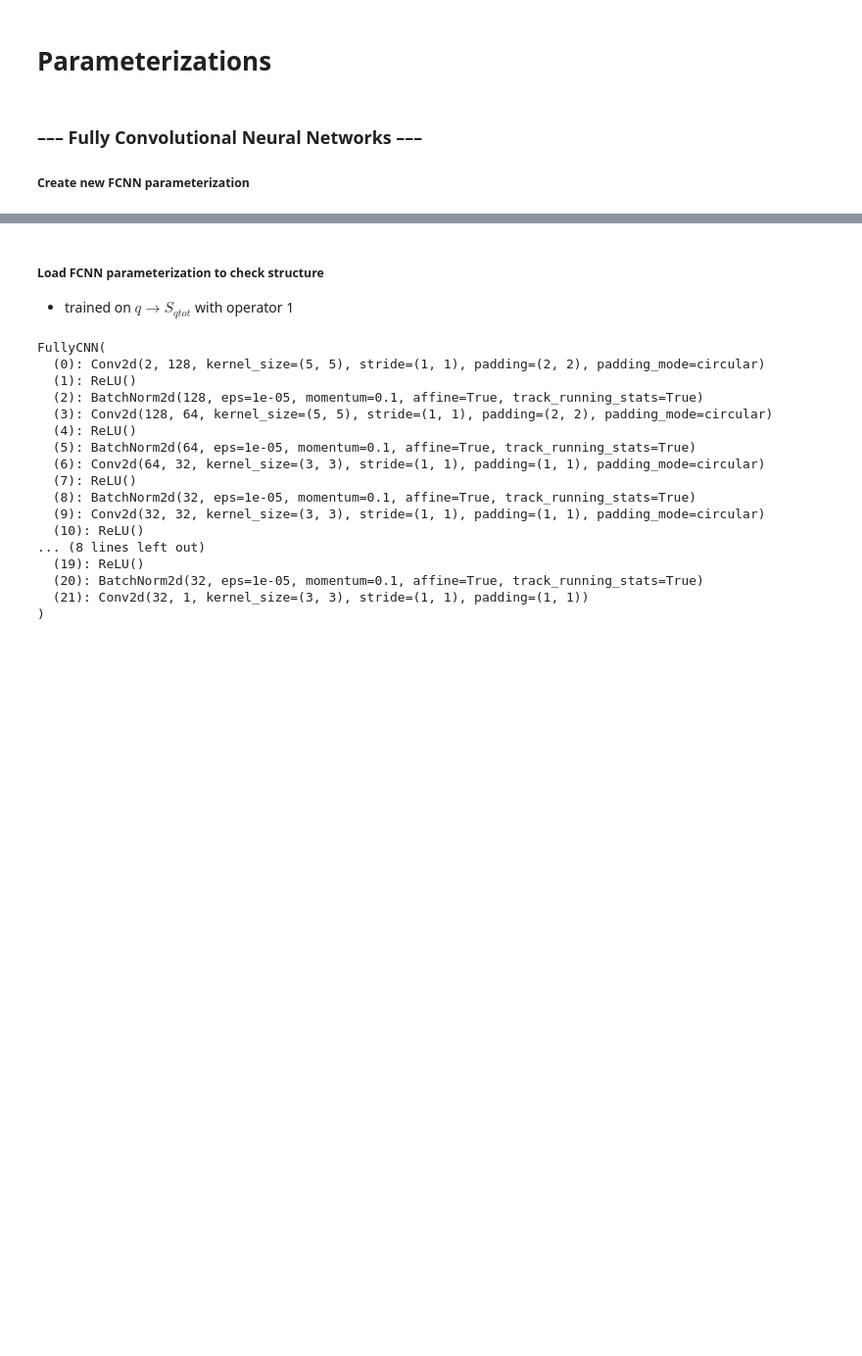
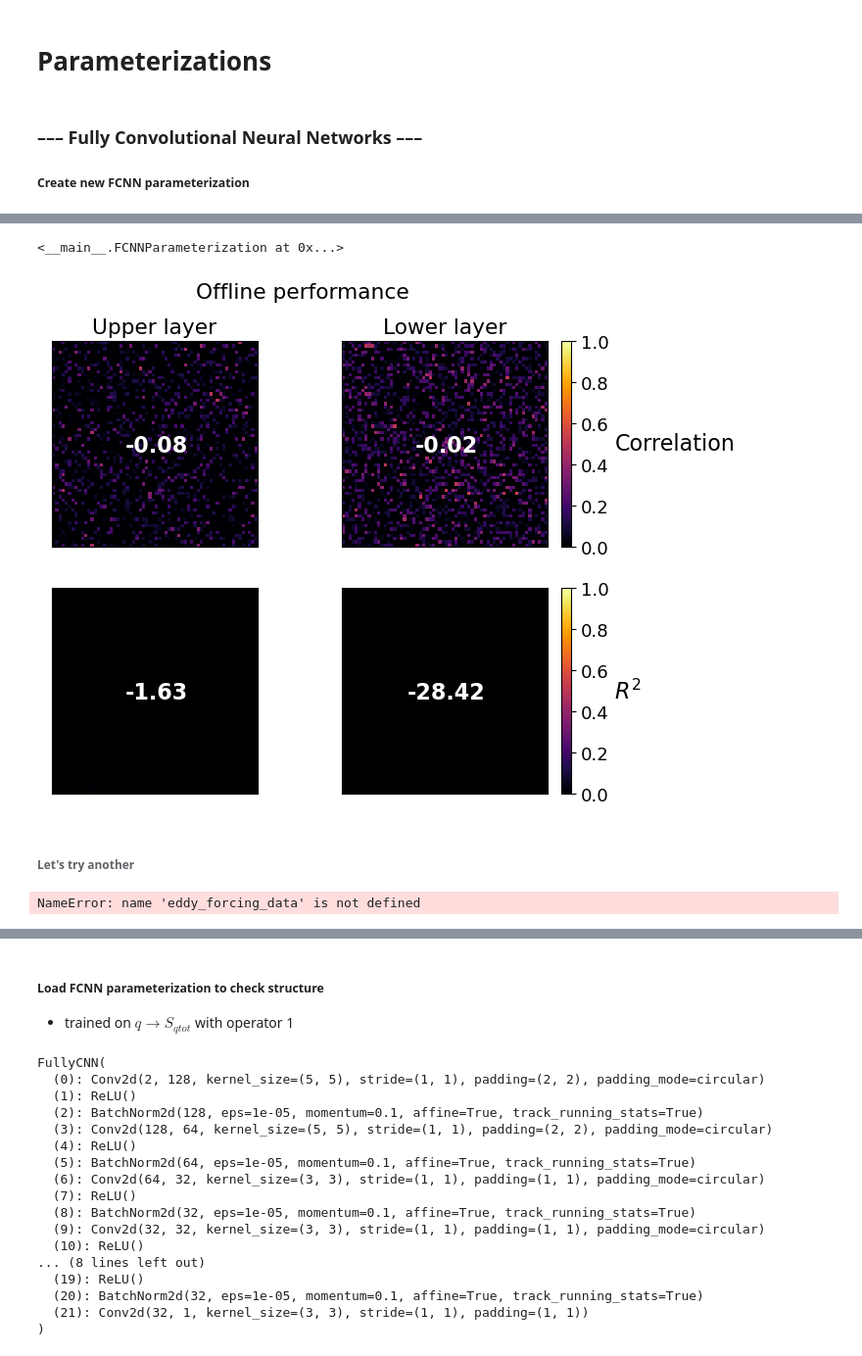
Before and after one commit to pjin1010/ResearchSGS, a Jupyter notebook: TestNBs/parameterizations.ipynb, the cells around one changed output, grey strips where cells are left out. Shown: that part at 98% size. Saved outputs shown, nothing was run; the diff lists cells and outputs as text; code cells hidden in the pictures; blank space fills up the shorter version.

```diff
--- a/TestNBs/parameterizations.ipynb
+++ b/TestNBs/parameterizations.ipynb
@@ -28,7 +92,3 @@ in_q = ['q']
 tar_q_tot = ['q_forcing_total']
 
 fcnn_q_qtot = FullyCNN(inputs=in_q, targets=tar_q_tot)
-# %%
-eddy_forcing_data = generate_forcing_data()
-for i,k in enumerate(eddy_forcing_data):
-    eddy_forcing_data[i]['q_forcing_total'] = eddy_forcing_data[i].dqdt_bar - eddy_forcing_data[i].dqbar_dt
@@ -87,0 +97,4 @@ Existing code below for testing purposes
+# %%
+fcnn_q_qtot_param.train_on(dataset = eddy_forcing_data[0], directory = './models/fcnn_q_qtot', inputs=in_q, targets=tar_q_tot)
+# %% [output]
+<__main__.FCNNParameterization at 0x...>
@@ -87,0 +105,28 @@ Existing code below for testing purposes
+# %%
+# plot helpers
+
+def imshow(arr):
+    plt.imshow(arr, vmin=0, vmax=1, cmap='inferno')
+    mean = arr.mean().data
+    plt.text(32, 32, f"{mean:.2f}", color=('white' if mean<0.75 else 'black'),
+             fontweight='bold', ha='center', va='center', fontsize=16)
+    plt.xticks([]); plt.yticks([])
+
+def colorbar(label):
+    plt.colorbar().set_label(label, fontsize=16,rotation=0,ha='left',va='center')
+# %%
+plt.figure(figsize=(7.6,6)).suptitle("Offline performance")
+
+for z in [0,1]:
+    plt.subplot(2,2,z+1,title=f"{['Upper','Lower'][z]} layer")
+    imshow(preds_q_qtot.q_forcing_total_spatial_correlation.isel(lev=z))
+    if z: colorbar("Correlation")
+
+for z in [0,1]:
+    plt.subplot(2,2,z+3)
+    imshow(preds_q_qtot.q_forcing_total_spatial_skill.isel(lev=z))
+    if z: colorbar("$R^2$")
+# %% [output]
+[figure, added]
+# %% [markdown]
+###### Let's try another
@@ -87,0 +140,4 @@ Existing code below for testing purposes
+# %%
+fcnn_quv_qsub_param.train_on(dataset = eddy_forcing_data[0], directory = './models/fcnn_quv_qsub', inputs=in_quv, targets=tar_qsub)
+# %% [output]
+NameError: name 'eddy_forcing_data' is not defined
```
Also changed, not shown: parts of 54 cells of this notebook, 5 other files.
